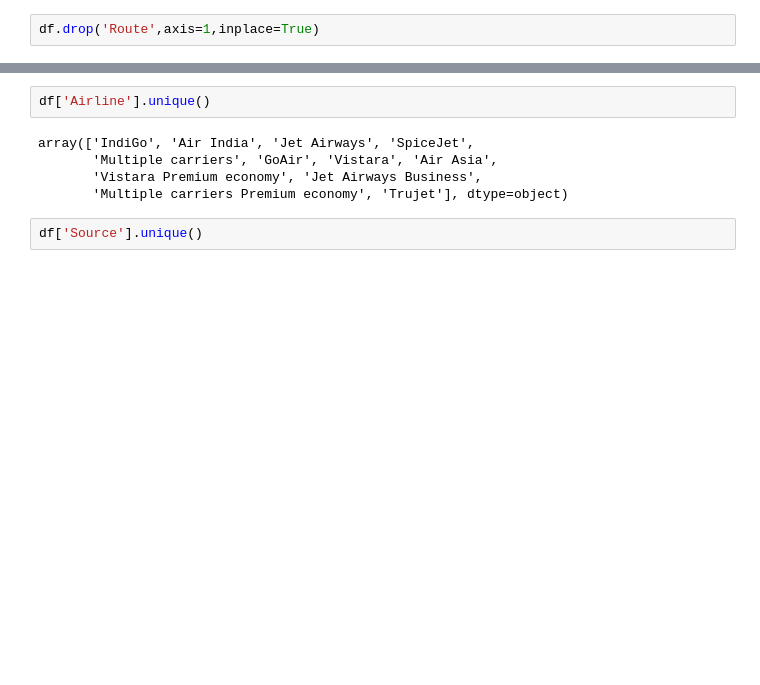
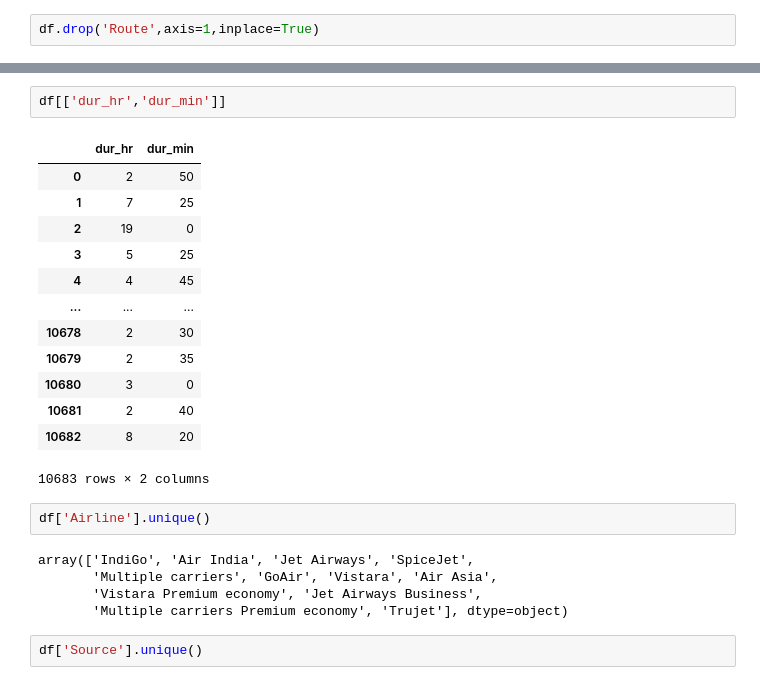
Before and after one commit to Milind1234/DS_ML_DL_NLP, a Jupyter notebook: 03_EDA_(Exploratory_Data_Analysis)/02_EDA_FE_Flight_Price.ipynb, the cells around one changed output, grey strips where cells are left out. Drawn from its saved outputs; the diff is of its cells as text; blank space fills up the shorter version.

```diff
--- a/03_EDA_(Exploratory_Data_Analysis)/02_EDA_FE_Flight_Price.ipynb
+++ b/03_EDA_(Exploratory_Data_Analysis)/02_EDA_FE_Flight_Price.ipynb
@@ -266,3 +263,19 @@ KeyError: 'Duration'
+# %%
+df[['dur_hr','dur_min']]
+# %% [output]
+|  | dur_hr | dur_min |
+| 0 | 2 | 50 |
+| 1 | 7 | 25 |
+| 2 | 19 | 0 |
+| 3 | 5 | 25 |
+| 4 | 4 | 45 |
+| ... | ... | ... |
+| 10678 | 2 | 30 |
+| 10679 | 2 | 35 |
+| 10680 | 3 | 0 |
+| 10681 | 2 | 40 |
+| 10682 | 8 | 20 |
+10683 rows × 2 columns
 # %%
 df['Airline'].unique()
 # %% [output]
```
Also changed, not shown: parts of 7 cells of this notebook, 1 other file.
